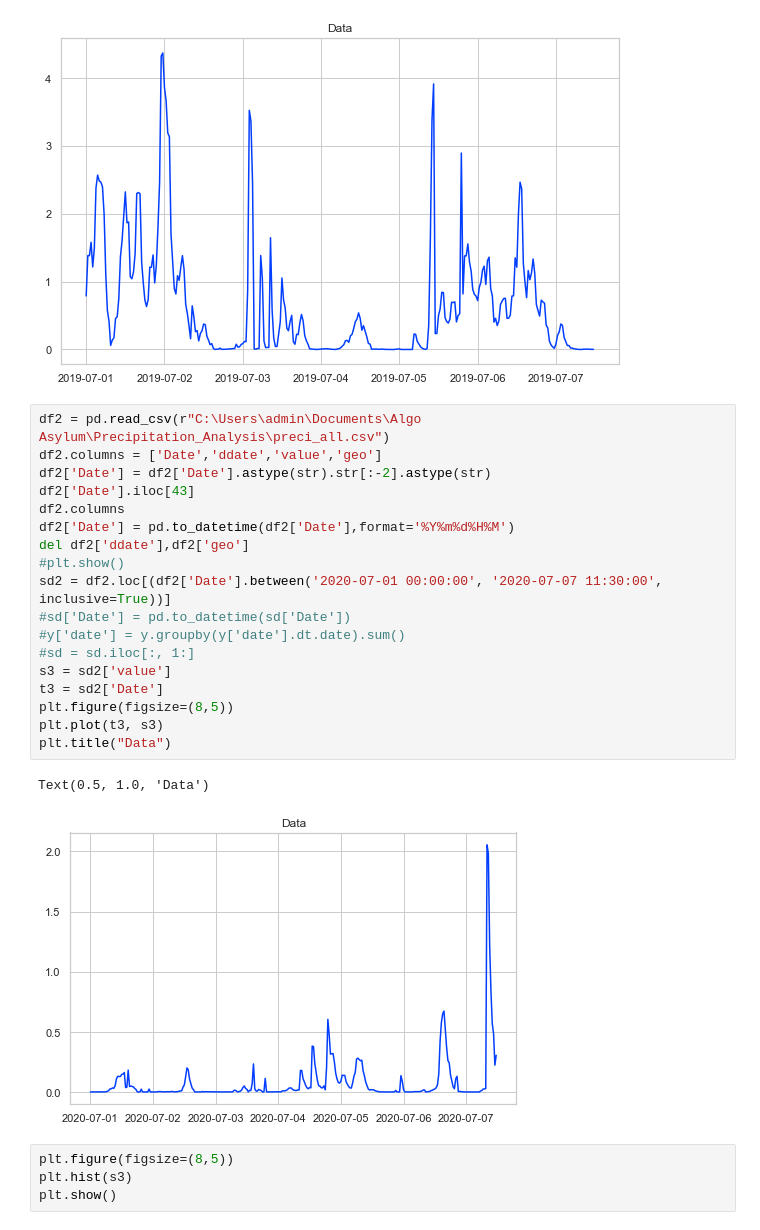
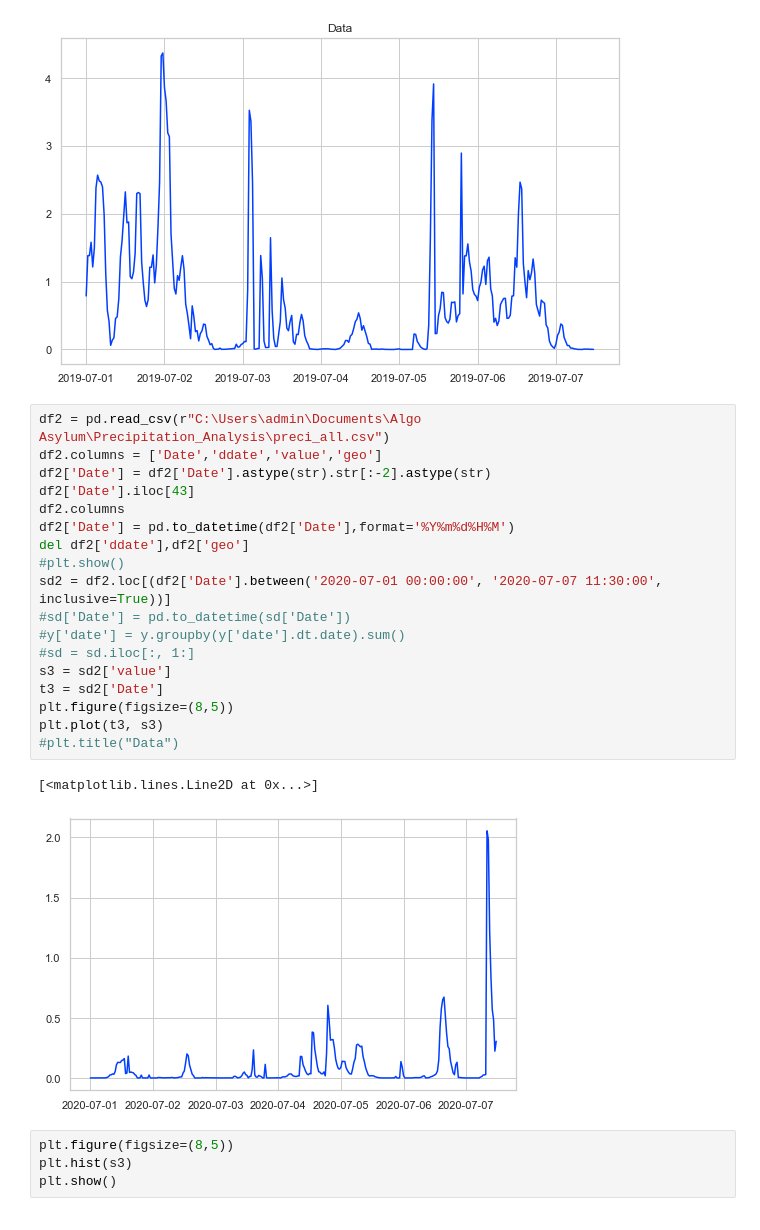
Before and after one commit to algoasylum/SatelliteImageAnalysis, a Jupyter notebook: Synthetic Data Representation/Real Data Results-Weekly (Different Year).ipynb, the cells around one changed output. Cells and saved outputs as stored; diff of their text form.

```diff
--- a/Synthetic Data Representation/Real Data Results-Weekly (Different Year).ipynb
+++ b/Synthetic Data Representation/Real Data Results-Weekly (Different Year).ipynb
@@ -65,24 +65,24 @@ Text(0.5, 1.0, 'Data')
 # %%
 df2 = pd.read_csv(r"C:\Users\admin\Documents\Algo Asylum\Precipitation_Analysis\preci_all.csv")
 df2.columns = ['Date','ddate','value','geo']
 df2['Date'] = df2['Date'].astype(str).str[:-2].astype(str)
 df2['Date'].iloc[43]
 df2.columns
 df2['Date'] = pd.to_datetime(df2['Date'],format='%Y%m%d%H%M')
 del df2['ddate'],df2['geo']
 #plt.show()
 sd2 = df2.loc[(df2['Date'].between('2020-07-01 00:00:00', '2020-07-07 11:30:00', inclusive=True))]
 #sd['Date'] = pd.to_datetime(sd['Date'])
 #y['date'] = y.groupby(y['date'].dt.date).sum()
 #sd = sd.iloc[:, 1:]
 s3 = sd2['value']
 t3 = sd2['Date']
 plt.figure(figsize=(8,5))
 plt.plot(t3, s3)
-plt.title("Data")
+#plt.title("Data")
 # %% [output]
-Text(0.5, 1.0, 'Data')
+[<matplotlib.lines.Line2D at 0x...>]
-[figure, old version]
+[figure, new version]
 # %%
 plt.figure(figsize=(8,5))
 plt.hist(s3)
```
Also changed, not shown: 8 other files.
